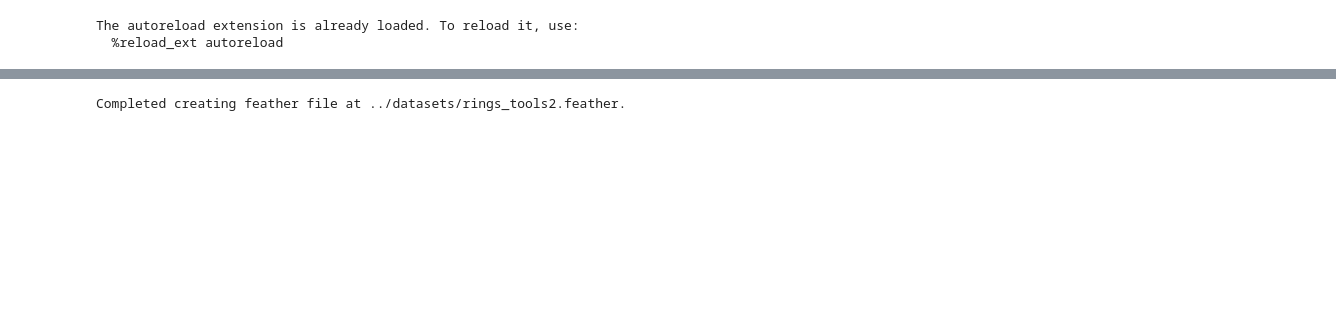
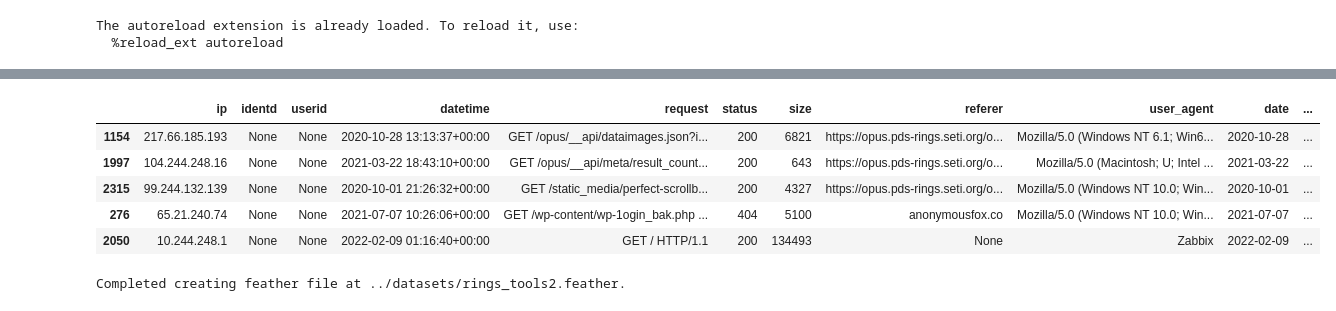
Before and after one commit to NASA-PDS/web-analytics, a Jupyter notebook: notebooks/prototype_data_proc_rings.ipynb, the cells around one changed output, grey strips where cells are left out. Drawn from its saved outputs; the diff is of its cells as text; code cells hidden in the pictures; blank space fills up the shorter version.

```diff
--- a/notebooks/prototype_data_proc_rings.ipynb
+++ b/notebooks/prototype_data_proc_rings.ipynb
@@ -30,4 +77,5 @@ parser_server1 = CLFParse(server1_logs)
 %%time
 # This might take a while.
 parser_tools2.parse_files()
+parser_tools2.df_logs['log_name'] = 'tools2'
 # %% [output]
@@ -51,3 +99,12 @@ Wall time: 1min 56s
+# %%
+parser_tools2.df_logs.sample(5)
+# %% [output]
+|  | ip | identd | userid | datetime | request | status | size | referer | user_agent | date | ... |
+| 1154 | 217.66.185.193 | None | None | 2020-10-28 13:13:37+00:00 | GET /opus/__api/dataimages.json?i... | 200 | 6821 | https://opus.pds-rings.seti.org/o... | Mozilla/5.0 (Windows NT 6.1; Win6... | 2020-10-28 | ... |
+| 1997 | 104.244.248.16 | None | None | 2021-03-22 18:43:10+00:00 | GET /opus/__api/meta/result_count... | 200 | 643 | https://opus.pds-rings.seti.org/o... | Mozilla/5.0 (Macintosh; U; Intel ... | 2021-03-22 | ... |
+| 2315 | 99.244.132.139 | None | None | 2020-10-01 21:26:32+00:00 | GET /static_media/perfect-scrollb... | 200 | 4327 | https://opus.pds-rings.seti.org/o... | Mozilla/5.0 (Windows NT 10.0; Win... | 2020-10-01 | ... |
+| 276 | 65.21.240.74 | None | None | 2021-07-07 10:26:06+00:00 | GET /wp-content/wp-1ogin_bak.php ... | 404 | 5100 | anonymousfox.co | Mozilla/5.0 (Windows NT 10.0; Win... | 2021-07-07 | ... |
+| 2050 | 10.244.248.1 | None | None | 2022-02-09 01:16:40+00:00 | GET / HTTP/1.1 | 200 | 134493 | None | Zabbix | 2022-02-09 | ... |
 # %%
 parser_tools2.to_file(type="feather", filepath="../datasets/rings_tools2.feather")
 # %% [output]
```
Also changed, not shown: parts of 14 cells of this notebook, 1 other file.
